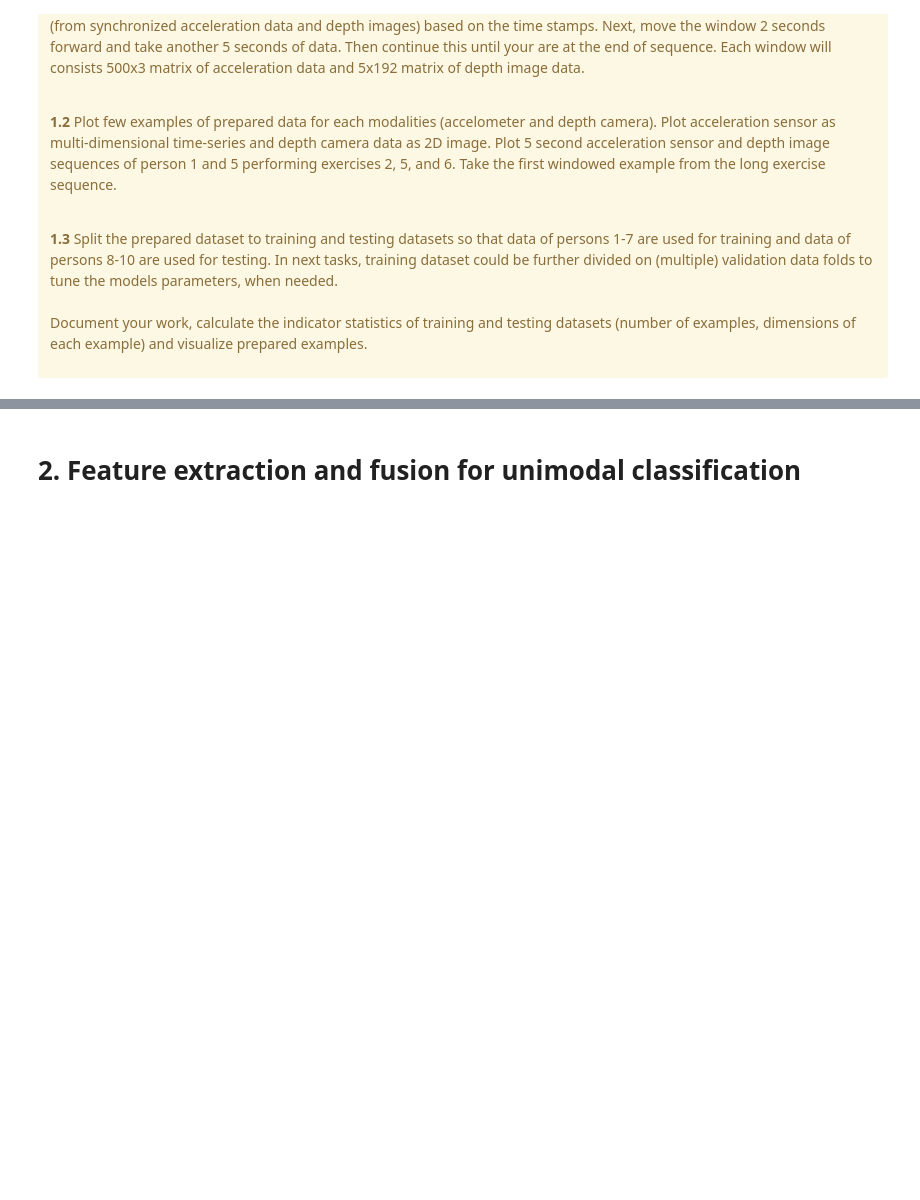
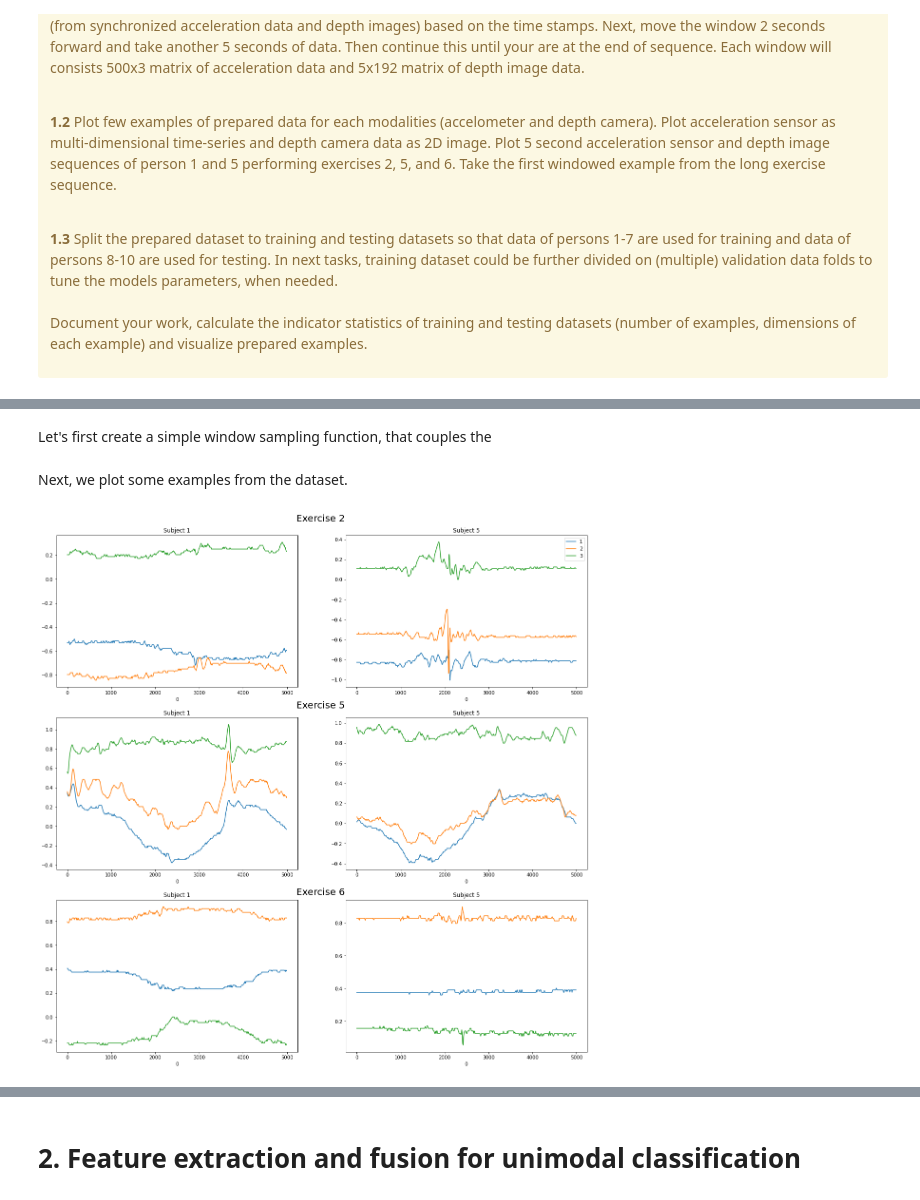
Before and after one commit to loerssoni/datafusion_project, a Jupyter notebook: project-work-MEx-classification.ipynb, the cells around one changed output, grey strips where cells are left out. Saved outputs shown, nothing was run; the diff lists cells and outputs as text; code cells hidden in the pictures; blank space fills up the shorter version.

```diff
--- a/project-work-MEx-classification.ipynb
+++ b/project-work-MEx-classification.ipynb
@@ -118,0 +122,2 @@ for fol in folders:
+# %% [markdown]
+Let's first create a simple window sampling function, that couples the
@@ -118,0 +142,38 @@ for fol in folders:
+# %%
+accelData = []
+depthData = []
+for i in range(len(allData[0])):
+    for j in range(len(allData[0][i])):
+        allData[0][i][j]['subjectId'] = i+1
+        allData[1][i][j]['subjectId'] = i+1
+        allData[0][i][j]['exerciseId'] = j+1
+        allData[1][i][j]['exerciseId'] = j+1
+        # to ensure that we sample the same windows for both datasets
+        # we sample windows for the length of the shorter one
+        max_time_accel = allData[0][i][j].iloc[-1,0]
+        max_time_depth = allData[1][i][j].iloc[-1,0]
+        max_time = np.min([max_time_accel, max_time_depth]).astype(int)
+
+        accelDf = window_sample(allData[0][i][j], max_time)
+        depthDf = window_sample(allData[1][i][j], max_time)
+        accelData.append(accelDf)
+        depthData.append(depthDf)
+
+accelData = pd.concat(accelData)
+depthData = pd.concat(depthData)
+# %% [markdown]
+Next, we plot some examples from the dataset.
+# %%
+import matplotlib.pyplot as plt
+fig, ax = plt.subplots(3,2, figsize=(20,20))
+j = 0
+for i in [2,5,6]:
+    legend = i == 2
+    accelData.loc[accelData.tsId == f'1_{i}_000000',[1,2,3]].plot(ax=ax[j,0], legend=False)
+    accelData.loc[accelData.tsId == f'5_{i}_000000',[1,2,3]].plot(ax=ax[j,1], legend=legend)
+    ax[j, 0].set_title(f'Subject 1', size='large')
+    ax[j, 1].set_title(f'Subject 5',size='large')
+    plt.figtext(0.475, .9-j/3.667, f'Exercise {i}', fontsize=20)
+    j+=1
+# %% [output]
+[figure, added]
```
Also changed, not shown: parts of 30 cells of this notebook.
